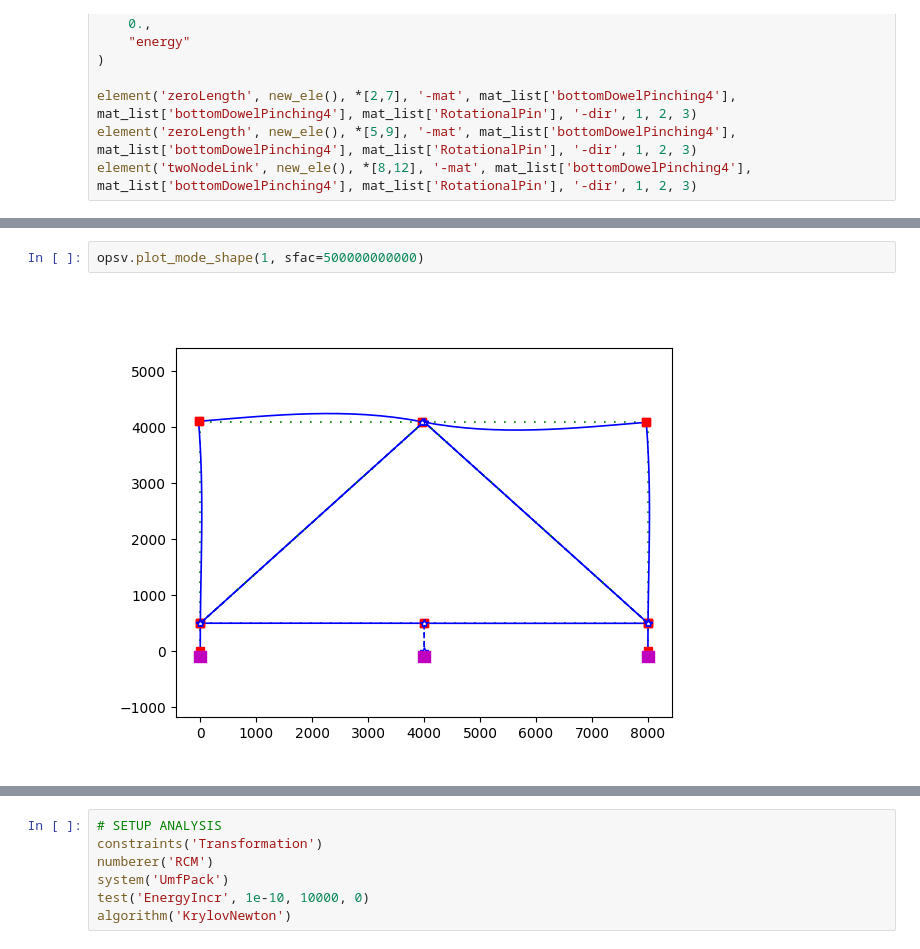
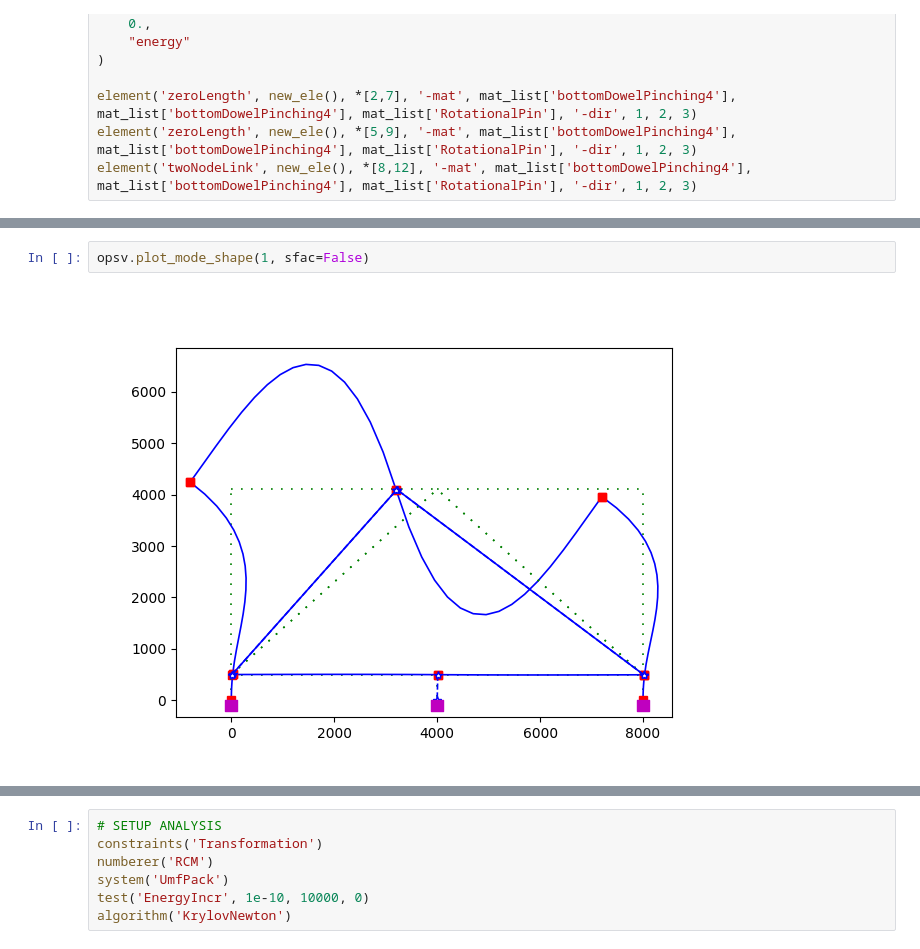
Before and after one commit to ashishthapaweb/buckling-restrained-braced-glulam-frames, a Jupyter notebook: BRBGFs.ipynb, the cells around one changed output, grey strips where cells are left out. Saved outputs shown, nothing was run; the diff lists cells and outputs as text.

```diff
--- a/BRBGFs.ipynb
+++ b/BRBGFs.ipynb
@@ -202,7 +205,7 @@ WARNING - the 'fullGenLapack' eigen solver is VERY SLOW. Consider using the defa
 # %%
-opsv.plot_mode_shape(1, sfac=500000000000)
+opsv.plot_mode_shape(1, sfac=False)
 # %% [output]
-[figure, old version]
+[figure, new version]
 # %%
 recorder('Node', '-file', 'node_3_disp.out', '-node', 3, '-dof', 1, 'disp')
 recorder('Node', '-file', 'reactions.out', '-node', *[1, 12, 4], '-dof', 1, 'reaction')
```
Also changed, not shown: parts of 11 cells of this notebook, 2 other files.
